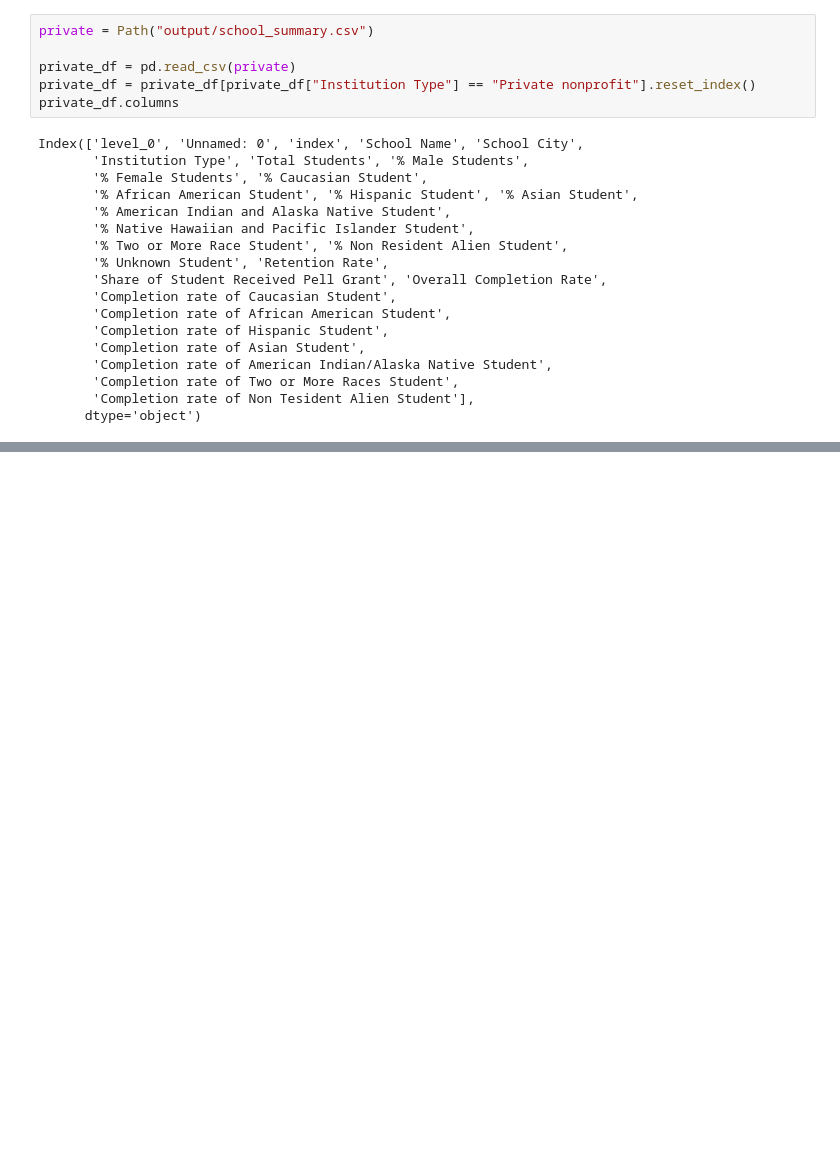
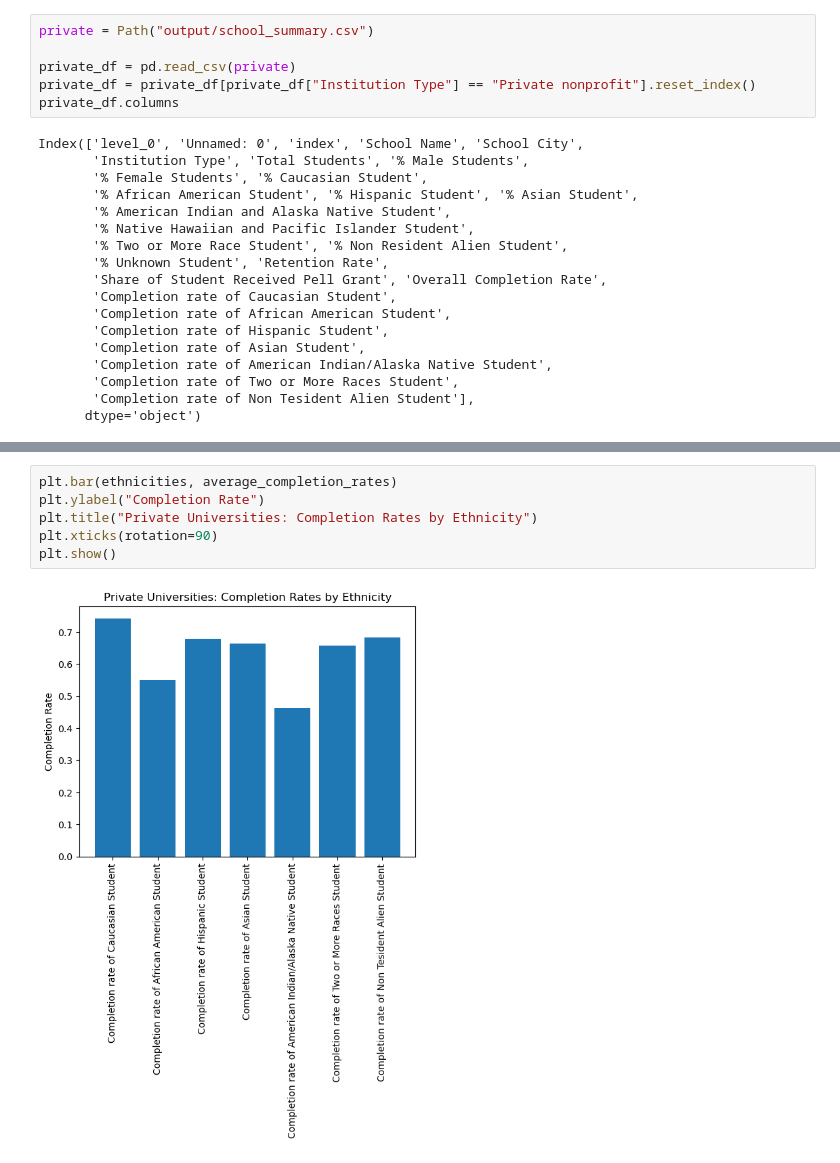
Before and after one commit to loriandler/Group1-Project1, a Jupyter notebook: private-analysis.ipynb, the cells around one changed output, grey strips where cells are left out. Saved outputs shown, nothing was run; the diff lists cells and outputs as text; blank space fills up the shorter version.

```diff
--- a/private-analysis.ipynb
+++ b/private-analysis.ipynb
@@ -95,0 +70,8 @@ dtype: float64
+# %%
+plt.bar(ethnicities, average_completion_rates)
+plt.ylabel("Completion Rate")
+plt.title("Private Universities: Completion Rates by Ethnicity")
+plt.xticks(rotation=90)
+plt.show()
+# %% [output]
+[figure, added]
```
Also changed, not shown: parts of 5 cells of this notebook.
